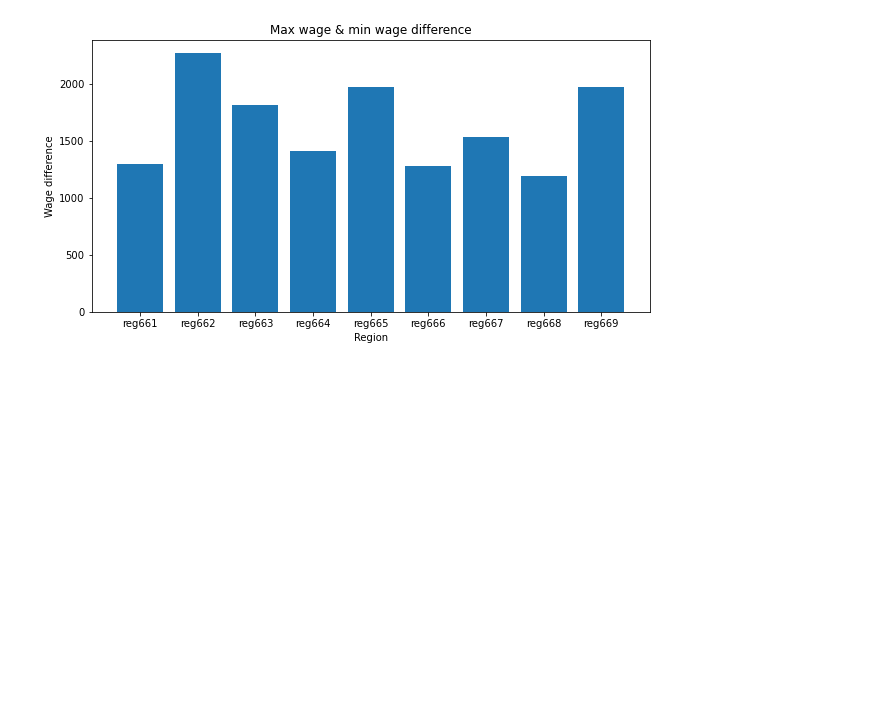
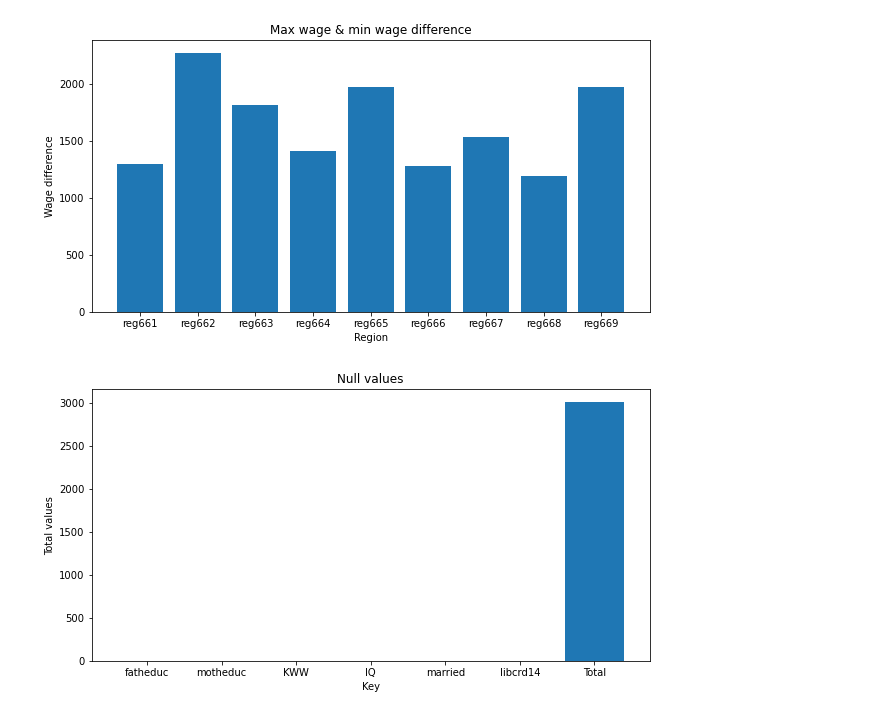
Before and after one commit to AIGangz/MAI391_Project, a Jupyter notebook: dataAn.ipynb, the cells around one changed output. Saved outputs shown, nothing was run; the diff lists cells and outputs as text; code cells hidden in the pictures; blank space fills up the shorter version.

```diff
--- a/dataAn.ipynb
+++ b/dataAn.ipynb
@@ -37,6 +47,9 @@ KWW 47
 IQ 949
 married 7
 libcrd14 13
+# %%
+for i in columns_with_nan:
+    df[i].fillna(df[i].mean(), inplace=True)
 # %%
 #Find all column with 'reg66'
 reg66 = df.columns[df.columns.str.contains('reg66')].tolist()
@@ -207,3 +220,20 @@ plt.ylabel('Wage difference')
 plt.show()
 # %% [output]
 [figure]
+# %%
+nullKey = []
+nullVal = []
+for i in columns_with_nan:
+    nullKey.append(i)
+    nullVal.append(df[i].isnull().sum())
+nullKey.append('Total')
+nullVal.append(len(df.index))
+# %%
+plt.figure(figsize=(10,5))
+plt.bar(nullKey, nullVal)
+plt.title('Null values')
+plt.xlabel('Key')
+plt.ylabel('Total values')
+plt.show()
+# %% [output]
+[figure, added]
```
Also changed, not shown: parts of 20 cells of this notebook.
